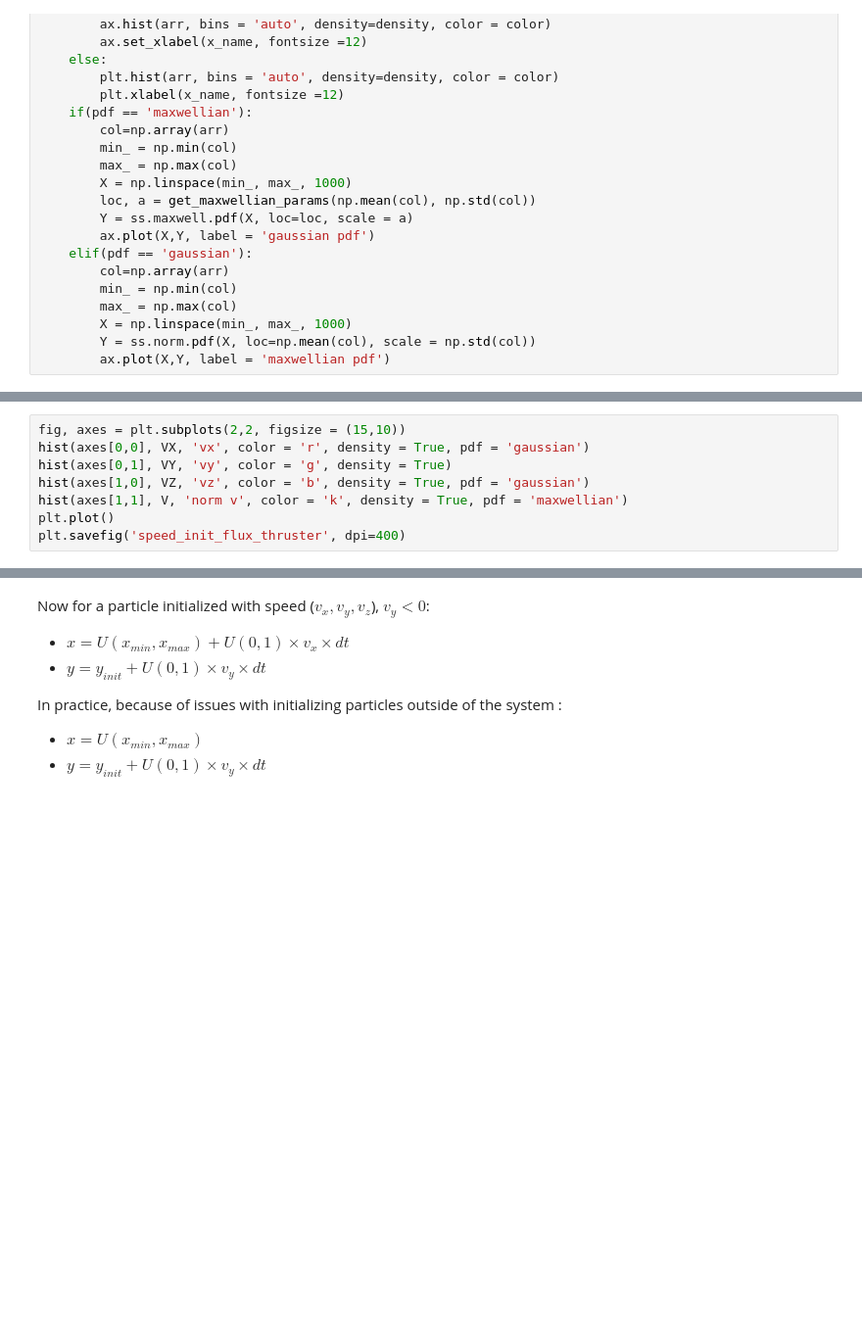
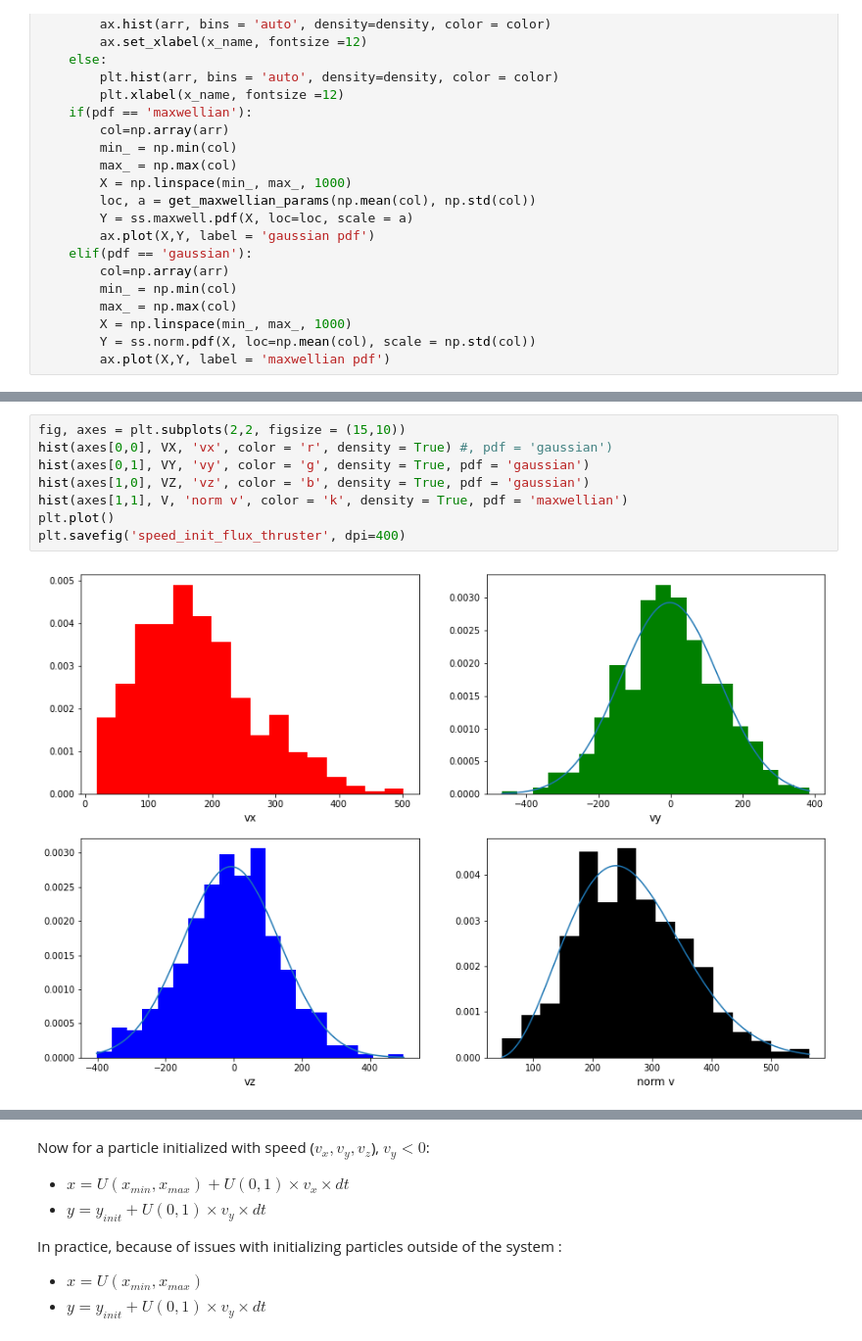
Before and after one commit to PaulCalot/neutralisation-faisceau-ions-negatifs-propulsion-satellite, a Jupyter notebook: main.ipynb, the cells around one changed output, grey strips where cells are left out. Shown at 98% size. Saved outputs shown, nothing was run; the diff lists cells and outputs as text; blank space fills up the shorter version.

```diff
--- a/main.ipynb
+++ b/main.ipynb
@@ -493,11 +503,13 @@ plt.savefig('position_init_flux_thruster_after_5it', dpi=400)
 # %%
 fig, axes = plt.subplots(2,2, figsize = (15,10))
-hist(axes[0,0], VX, 'vx', color = 'r', density = True, pdf = 'gaussian')
-hist(axes[0,1], VY, 'vy', color = 'g', density = True)
+hist(axes[0,0], VX, 'vx', color = 'r', density = True) #, pdf = 'gaussian')
+hist(axes[0,1], VY, 'vy', color = 'g', density = True, pdf = 'gaussian')
 hist(axes[1,0], VZ, 'vz', color = 'b', density = True, pdf = 'gaussian')
 hist(axes[1,1], V, 'norm v', color = 'k', density = True, pdf = 'maxwellian')
 plt.plot()
 plt.savefig('speed_init_flux_thruster', dpi=400)
+# %% [output]
+[figure, added]
 # %% [markdown]
 
 <table><tr>
```
Also changed, not shown: parts of 6 cells of this notebook.
